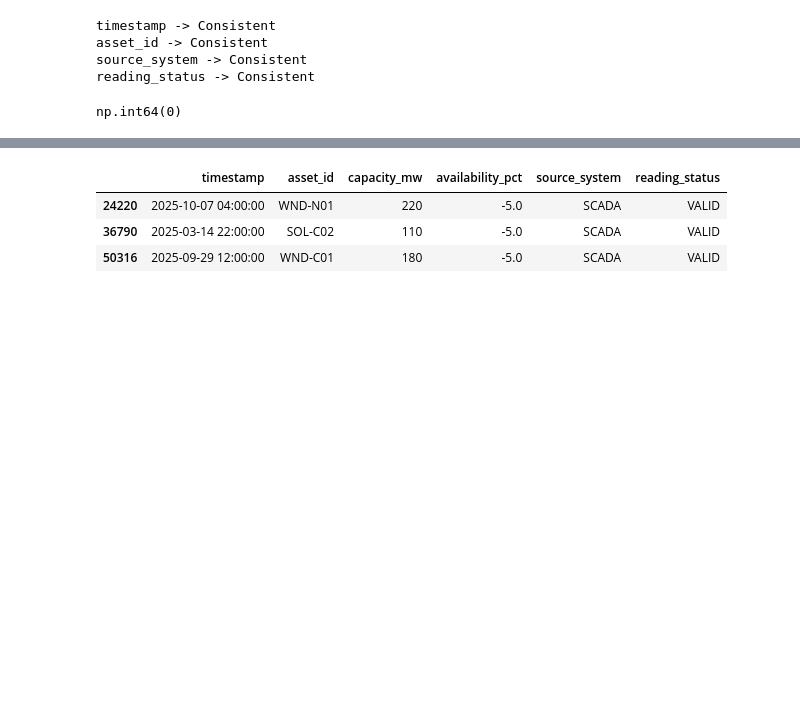
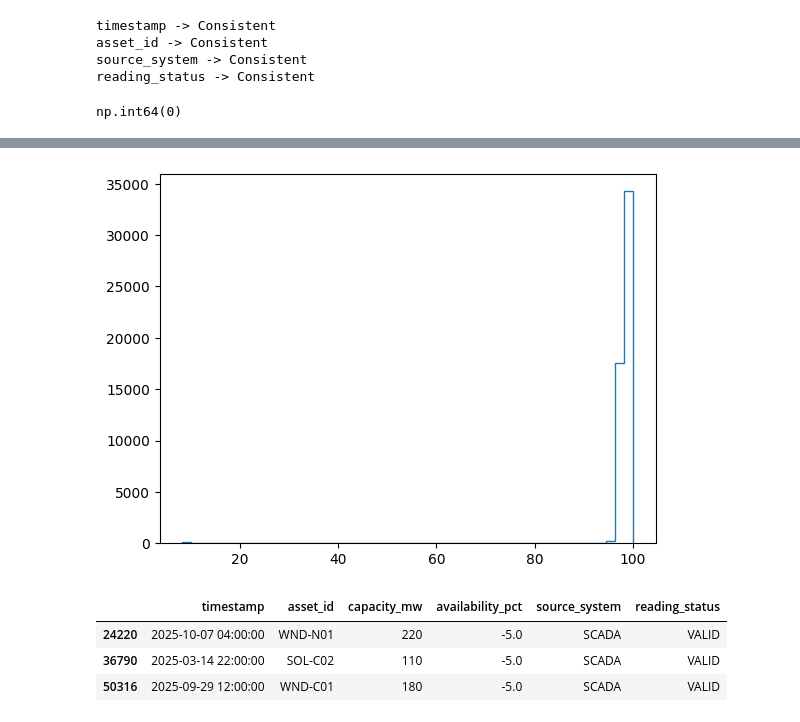
Before and after one commit to sadamhabnawi28/GreenGrid_Energy_Project, a Jupyter notebook: scripts/data_cleaning.ipynb, the cells around one changed output, grey strips where cells are left out. Drawn from its saved outputs; the diff is of its cells as text; code cells hidden in the pictures; blank space fills up the shorter version.

```diff
--- a/scripts/data_cleaning.ipynb
+++ b/scripts/data_cleaning.ipynb
@@ -467,6 +481,3 @@ df_scada = df_scada.drop_duplicates()
 df_scada.duplicated().sum()
 # %% [output]
 np.int64(0)
-# %%
-df_scada = df_scada.dropna()
-df_scada.isnull().sum()
@@ -493,3 +512,8 @@ df_scada.describe()
+# %%
+plt.hist(df_scada["availability_pct"][df_scada["availability_pct"] >= 0][df_scada["availability_pct"] <= 100], histtype="step", bins=50)
+plt.show()
+# %% [output]
+[figure, added]
 # %%
 df_scada[df_scada["availability_pct"] < 0]
 # %% [output]
```
Also changed, not shown: parts of 12 cells of this notebook.
